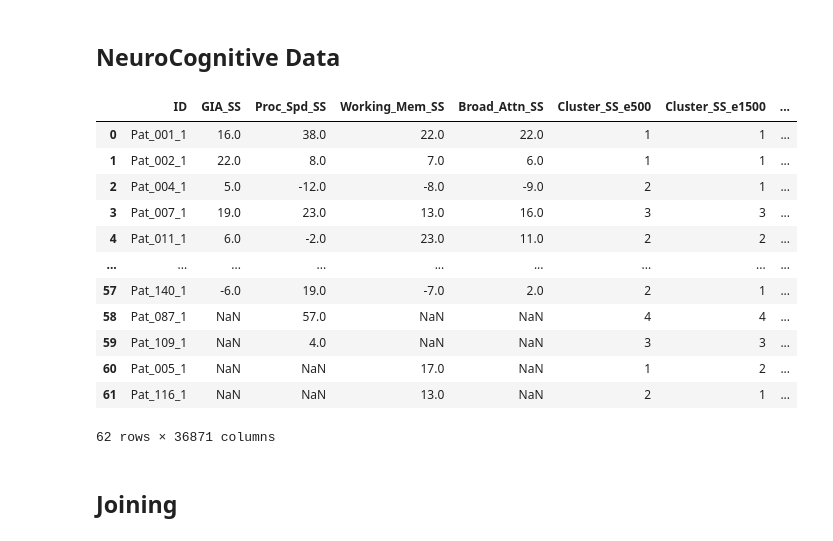
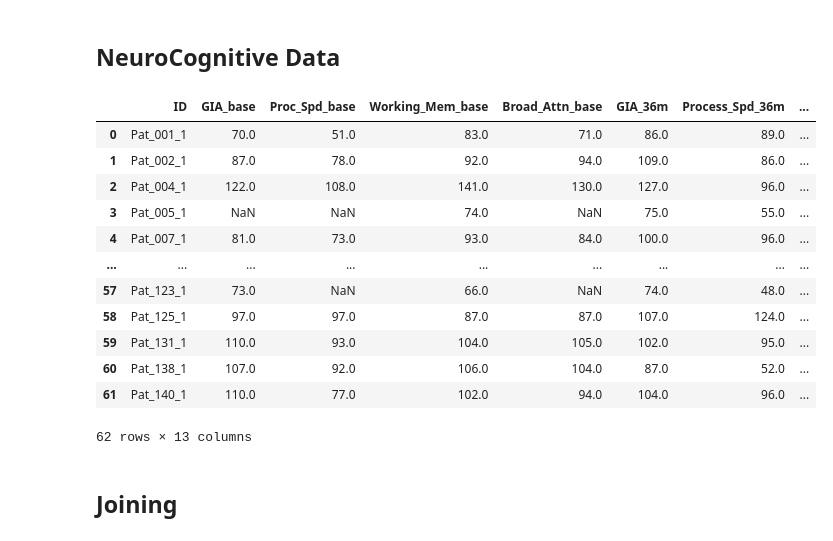
Before and after one commit to Hadi2468/DTI_Clustering, a Jupyter notebook: NeuroCognitive_R.ipynb, the cells around one changed output. Cells and saved outputs as stored; diff of their text form; code cells hidden in the pictures.

Commit message:
Master scores

```diff
--- a/NeuroCognitive_R.ipynb
+++ b/NeuroCognitive_R.ipynb
@@ -167,39 +167,40 @@ Pandas           1.1.4
 # df_m36base_all_scores = pd.merge(df_m36base_all_scores, cluster_m36base_Broad_Attn, how='outer', on=['ID', 'class_e500', 'class_e1500'])
 # df_m36base_all_scores = df_m36base_all_scores.drop(['class_e500', 'class_e1500'], axis=1)
 # # df_m36base_all_scores.to_csv((r'../Data/data_random_1/Neurocognitive_Joins/df_m36base_all_scores.csv'), index=False)
-# %%
-## Loading LF_r and Neurocognitive Scores
-
-df_base = pd.read_csv('../Data/data_random_1/Neurocognitive/baseline.csv')
-# df_m36base_all_scores = pd.read_csv('../Data/data_random_1/Neurocognitive_Joins/df_m36base_all_scores.csv')
-# LF_r = pd.read_csv('../Data/data_random_1/LF/LF_r.csv')
-
-# LF_r_base = pd.merge(df_base, LF_r, how='inner', on=['ID'])
-# LF_r_m36base = pd.merge(df_m36base_all_scores, LF_r, how='inner', on=['ID'])
-
-# LF_r_base = LF_r_base.drop(['Phase_Description'], axis=1)
-# LF_r_base = LF_r_base.rename(columns={'epoch_500': 'Cluster_SS_e500', 'epoch_1500': 'Cluster_SS_e1500'})
-# LF_r_m36base = LF_r_m36base.rename(columns={'epoch_500': 'Cluster_SS_e500', 'epoch_1500': 'Cluster_SS_e1500'})
-
-# # LF_r_base.to_csv((r'../Data/data_random_1/LF_Joins/LF_r_base_total.csv'), index=False)
-# # LF_r_m36base.to_csv((r'../Data/data_random_1/LF_Joins/LF_r_m36base_total.csv'), index=False)
-
-LF_r_m36base = pd.read_csv(r'../Data/data_random_1/LF_Joins/LF_r_m36base_total.csv')
-LF_r_m36base
-# %% [output]
-|  | ID | GIA_SS | Proc_Spd_SS | Working_Mem_SS | Broad_Attn_SS | Cluster_SS_e500 | Cluster_SS_e1500 | ... |
-| 0 | Pat_001_1 | 16.0 | 38.0 | 22.0 | 22.0 | 1 | 1 | ... |
-| 1 | Pat_002_1 | 22.0 | 8.0 | 7.0 | 6.0 | 1 | 1 | ... |
-| 2 | Pat_004_1 | 5.0 | -12.0 | -8.0 | -9.0 | 2 | 1 | ... |
-| 3 | Pat_007_1 | 19.0 | 23.0 | 13.0 | 16.0 | 3 | 3 | ... |
-| 4 | Pat_011_1 | 6.0 | -2.0 | 23.0 | 11.0 | 2 | 2 | ... |
-| ... | ... | ... | ... | ... | ... | ... | ... | ... |
-| 57 | Pat_140_1 | -6.0 | 19.0 | -7.0 | 2.0 | 2 | 1 | ... |
-| 58 | Pat_087_1 | NaN | 57.0 | NaN | NaN | 4 | 4 | ... |
-| 59 | Pat_109_1 | NaN | 4.0 | NaN | NaN | 3 | 3 | ... |
-| 60 | Pat_005_1 | NaN | NaN | 17.0 | NaN | 1 | 2 | ... |
-| 61 | Pat_116_1 | NaN | NaN | 13.0 | NaN | 2 | 1 | ... |
-62 rows × 36871 columns
+# %%
+## Master Neurocognitive Scores
+
+# df_base = pd.read_csv('../Data/data_random_1/Neurocognitive/baseline.csv')
+# df_base = df_base.drop(['Phase_Description'], axis=1)
+# df_base = df_base.rename(columns={'GIA_SS': 'GIA_base', 'Proc_Spd_SS': 'Process_Spd_base',
+#                                   'Working_Mem_SS': 'Working_Mem_base', 'Broad_Attn_SS': 'Broad_Attn_base'})
+# df_m36 = pd.read_csv('../Data/data_random_1/Neurocognitive/m36.csv')
+# df_m36 = df_m36.drop(['Phase_Description'], axis=1)
+# df_m36 = df_m36.rename(columns={'GIA_SS': 'GIA_36m', 'Proc_Spd_SS': 'Process_Spd_36m',
+#                                 'Working_Mem_SS': 'Working_Mem_36m', 'Broad_Attn_SS': 'Broad_Attn_36m'})
+# df_m36base_all_scores = pd.read_csv('../Data/data_random_1/Neurocognitive_Joins/df_m36base_all_scores.csv')
+# df_m36base_all_scores = df_m36base_all_scores.rename(columns={'GIA_SS': 'GIA_diff', 'Proc_Spd_SS': 'Process_Spd_diff',
+#                                                               'Working_Mem_SS': 'Working_Mem_diff', 'Broad_Attn_SS': 'Broad_Attn_diff'})
+# master_score = pd.merge(df_base, df_m36, how='inner', on=['ID'])
+# master_score = pd.merge(master_score, df_m36base_all_scores, how='inner', on=['ID'])
+# master_score.to_csv('../Data/data_random_1/Neurocognitive_Joins/master_score.csv', index=False)
+
+master_score = pd.read_csv(r'../Data/data_random_1/Neurocognitive_Joins/master_score.csv')
+master_score
+# %% [output]
+|  | ID | GIA_base | Proc_Spd_base | Working_Mem_base | Broad_Attn_base | GIA_36m | Process_Spd_36m | ... |
+| 0 | Pat_001_1 | 70.0 | 51.0 | 83.0 | 71.0 | 86.0 | 89.0 | ... |
+| 1 | Pat_002_1 | 87.0 | 78.0 | 92.0 | 94.0 | 109.0 | 86.0 | ... |
+| 2 | Pat_004_1 | 122.0 | 108.0 | 141.0 | 130.0 | 127.0 | 96.0 | ... |
+| 3 | Pat_005_1 | NaN | NaN | 74.0 | NaN | 75.0 | 55.0 | ... |
+| 4 | Pat_007_1 | 81.0 | 73.0 | 93.0 | 84.0 | 100.0 | 96.0 | ... |
+| ... | ... | ... | ... | ... | ... | ... | ... | ... |
+| 57 | Pat_123_1 | 73.0 | NaN | 66.0 | NaN | 74.0 | 48.0 | ... |
+| 58 | Pat_125_1 | 97.0 | 97.0 | 87.0 | 87.0 | 107.0 | 124.0 | ... |
+| 59 | Pat_131_1 | 110.0 | 93.0 | 104.0 | 105.0 | 102.0 | 95.0 | ... |
+| 60 | Pat_138_1 | 107.0 | 92.0 | 106.0 | 104.0 | 87.0 | 52.0 | ... |
+| 61 | Pat_140_1 | 110.0 | 77.0 | 102.0 | 94.0 | 104.0 | 96.0 | ... |
+62 rows × 13 columns
 # %% [markdown]
 ## Joining
 # %%
```
